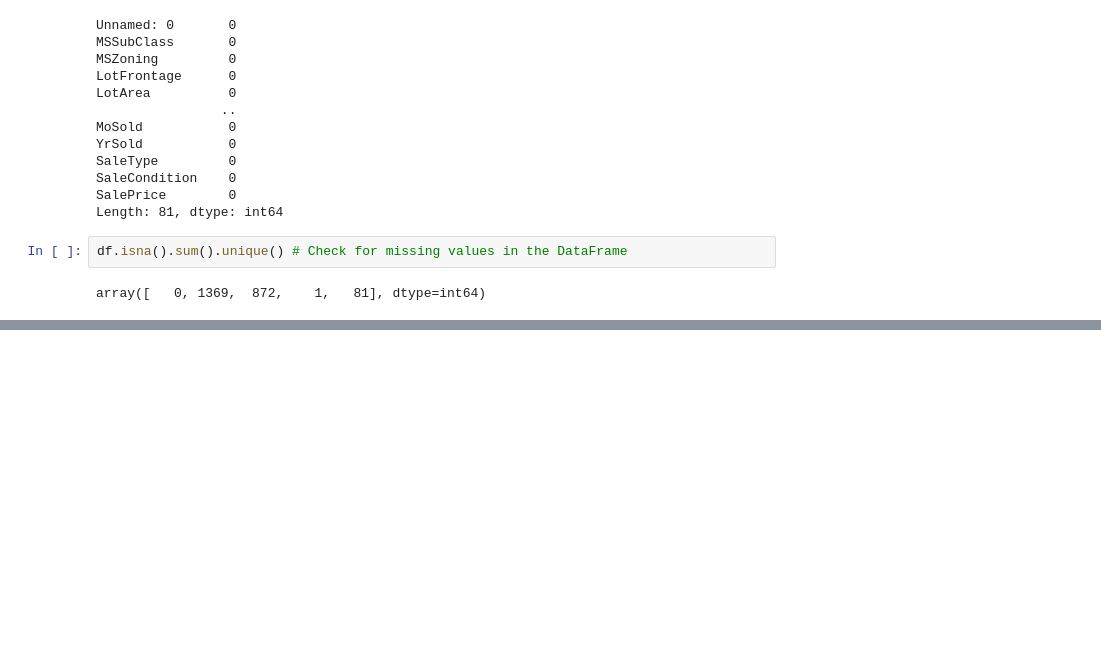
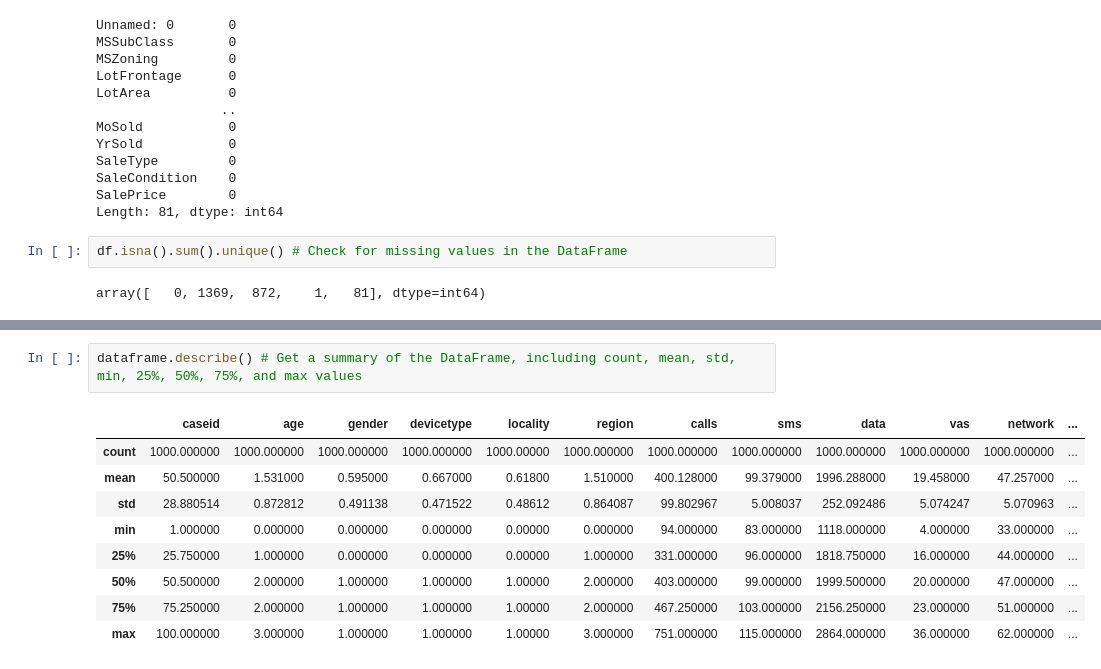
Before and after one commit to vivekkhillar/DS, a Jupyter notebook: practice/lep_2_practice.ipynb, the cells around one changed output, grey strips where cells are left out. Drawn from its saved outputs; the diff is of its cells as text; blank space fills up the shorter version.

```diff
--- a/practice/lep_2_practice.ipynb
+++ b/practice/lep_2_practice.ipynb
@@ -86,0 +127,12 @@ array([   0, 1369,  872,    1,   81], dtype=int64)
+# %%
+dataframe.describe() # Get a summary of the DataFrame, including count, mean, std, min, 25%, 50%, 75%, and max values
+# %% [output]
+|  | caseid | age | gender | devicetype | locality | region | calls | sms | data | vas | network | ... |
+| count | 1000.000000 | 1000.000000 | 1000.000000 | 1000.000000 | 1000.00000 | 1000.000000 | 1000.000000 | 1000.000000 | 1000.000000 | 1000.000000 | 1000.000000 | ... |
+| mean | 50.500000 | 1.531000 | 0.595000 | 0.667000 | 0.61800 | 1.510000 | 400.128000 | 99.379000 | 1996.288000 | 19.458000 | 47.257000 | ... |
+| std | 28.880514 | 0.872812 | 0.491138 | 0.471522 | 0.48612 | 0.864087 | 99.802967 | 5.008037 | 252.092486 | 5.074247 | 5.070963 | ... |
+| min | 1.000000 | 0.000000 | 0.000000 | 0.000000 | 0.00000 | 0.000000 | 94.000000 | 83.000000 | 1118.000000 | 4.000000 | 33.000000 | ... |
+| 25% | 25.750000 | 1.000000 | 0.000000 | 0.000000 | 0.00000 | 1.000000 | 331.000000 | 96.000000 | 1818.750000 | 16.000000 | 44.000000 | ... |
+| 50% | 50.500000 | 2.000000 | 1.000000 | 1.000000 | 1.00000 | 2.000000 | 403.000000 | 99.000000 | 1999.500000 | 20.000000 | 47.000000 | ... |
+| 75% | 75.250000 | 2.000000 | 1.000000 | 1.000000 | 1.00000 | 2.000000 | 467.250000 | 103.000000 | 2156.250000 | 23.000000 | 51.000000 | ... |
+| max | 100.000000 | 3.000000 | 1.000000 | 1.000000 | 1.00000 | 3.000000 | 751.000000 | 115.000000 | 2864.000000 | 36.000000 | 62.000000 | ... |
```
Also changed, not shown: parts of 7 cells of this notebook, 2 other files.
